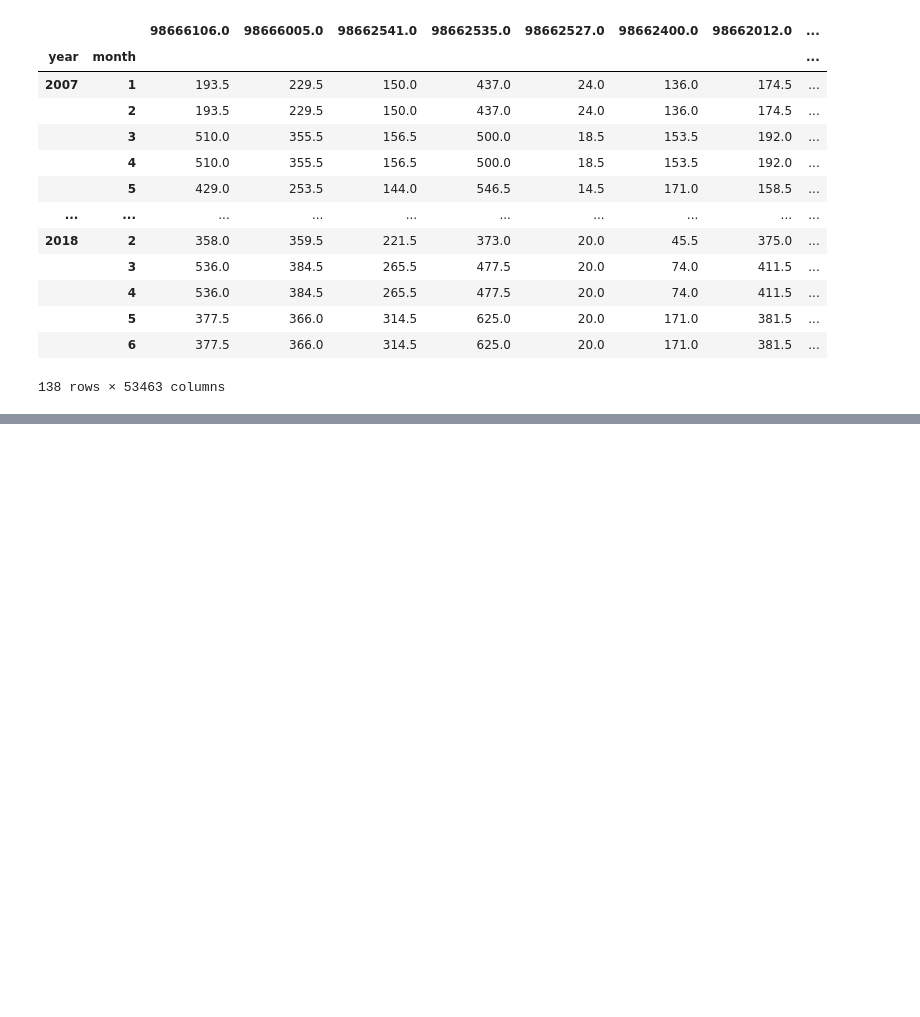
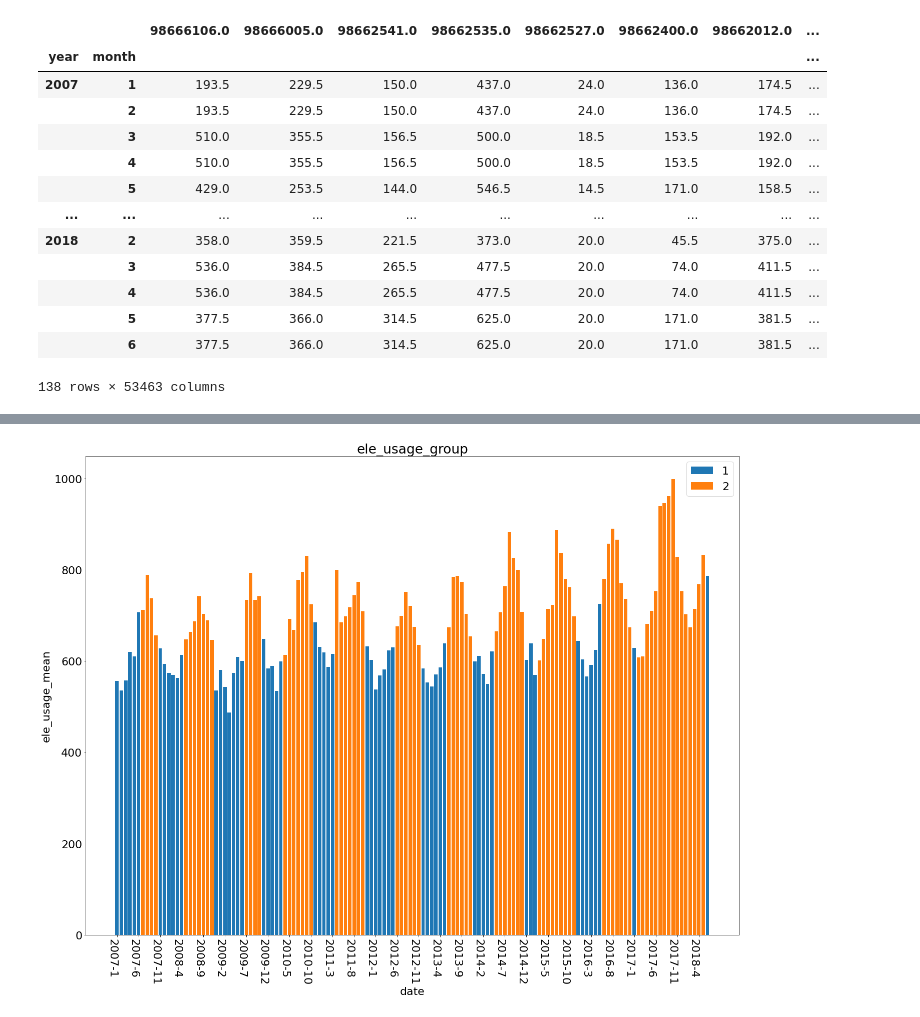
Before and after one commit to JunShen19/Self-Organizing-Maps, a Jupyter notebook: som.ipynb, the cells around one changed output, grey strips where cells are left out. Cells and saved outputs as stored; diff of their text form; code cells hidden in the pictures; blank space fills up the shorter version.

```diff
--- a/som.ipynb
+++ b/som.ipynb
@@ -124,0 +123,14 @@ show()
+# %%
+w, h = matrix_size, matrix_size
+Matrix = [[[] for x in range(w)] for y in range(h)]
+for i, x in enumerate(X):
+    w = som.winner(x)
+    # plt.text(w[0], w[1], y[i], fontsize=12)
+    Matrix[w[0]][w[1]].append(y[i])
+# %%
+# sort by weigth
+weight_matrix = [[0 for x in range(matrix_size)] for y in range(matrix_size)]
+for i in range(matrix_size):
+    for j in range(matrix_size):
+        weight_matrix[i][j] = som._weights[i][j].mean()
+weight_matrix = np.array(weight_matrix)
@@ -124,0 +195,4 @@ show()
+# %%
+showEleUsage(Matrix)
+# %% [output]
+[figure, added]
```
Also changed, not shown: parts of 9 cells of this notebook.
